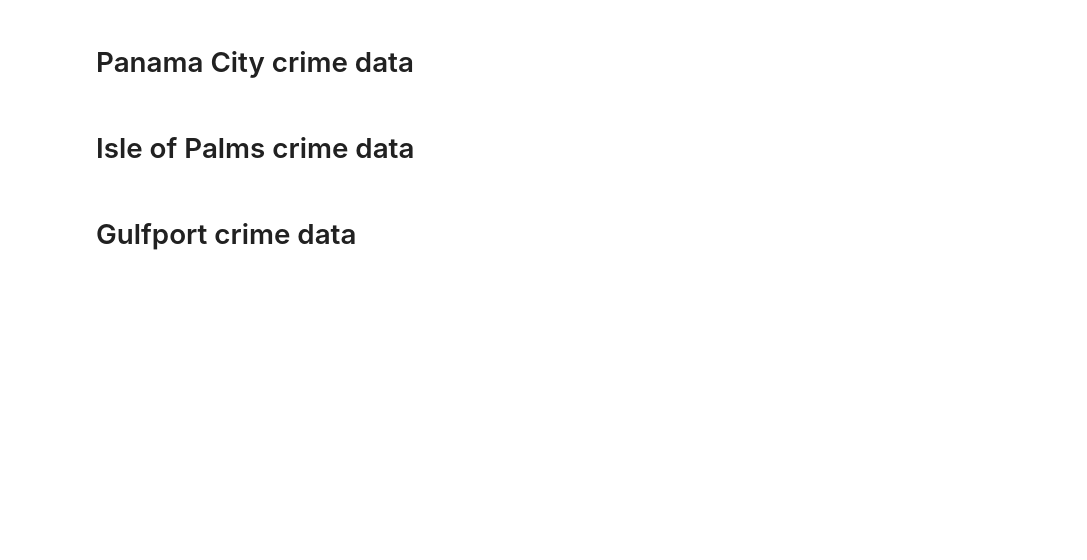
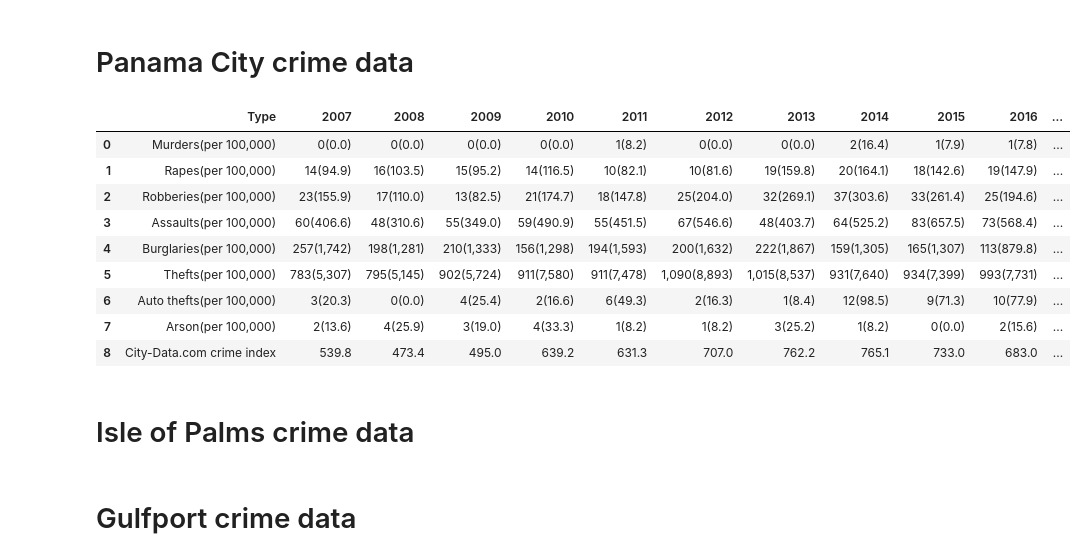
Before and after one commit to NSS-Full-Time-Data-Analytics-9/bwilhelm_capstone, a Jupyter notebook: scripts/crime_data.ipynb, the cells around one changed output. Cells and saved outputs as stored; diff of their text form; code cells hidden in the pictures; blank space fills up the shorter version.

```diff
--- a/scripts/crime_data.ipynb
+++ b/scripts/crime_data.ipynb
@@ -59,6 +59,19 @@ Crime rates in Panama City Beach by year
 # Panama City crime data
 # %%
 panama_crime = pd.read_html(str(soup.find('table', attrs={'class' : 'table tabBlue tblsort tblsticky sortable'})))[0]
+# %%
+panama_crime
+# %% [output]
+|  | Type | 2007 | 2008 | 2009 | 2010 | 2011 | 2012 | 2013 | 2014 | 2015 | 2016 | ... |
+| 0 | Murders(per 100,000) | 0(0.0) | 0(0.0) | 0(0.0) | 0(0.0) | 1(8.2) | 0(0.0) | 0(0.0) | 2(16.4) | 1(7.9) | 1(7.8) | ... |
+| 1 | Rapes(per 100,000) | 14(94.9) | 16(103.5) | 15(95.2) | 14(116.5) | 10(82.1) | 10(81.6) | 19(159.8) | 20(164.1) | 18(142.6) | 19(147.9) | ... |
+| 2 | Robberies(per 100,000) | 23(155.9) | 17(110.0) | 13(82.5) | 21(174.7) | 18(147.8) | 25(204.0) | 32(269.1) | 37(303.6) | 33(261.4) | 25(194.6) | ... |
+| 3 | Assaults(per 100,000) | 60(406.6) | 48(310.6) | 55(349.0) | 59(490.9) | 55(451.5) | 67(546.6) | 48(403.7) | 64(525.2) | 83(657.5) | 73(568.4) | ... |
+| 4 | Burglaries(per 100,000) | 257(1,742) | 198(1,281) | 210(1,333) | 156(1,298) | 194(1,593) | 200(1,632) | 222(1,867) | 159(1,305) | 165(1,307) | 113(879.8) | ... |
+| 5 | Thefts(per 100,000) | 783(5,307) | 795(5,145) | 902(5,724) | 911(7,580) | 911(7,478) | 1,090(8,893) | 1,015(8,537) | 931(7,640) | 934(7,399) | 993(7,731) | ... |
+| 6 | Auto thefts(per 100,000) | 3(20.3) | 0(0.0) | 4(25.4) | 2(16.6) | 6(49.3) | 2(16.3) | 1(8.4) | 12(98.5) | 9(71.3) | 10(77.9) | ... |
+| 7 | Arson(per 100,000) | 2(13.6) | 4(25.9) | 3(19.0) | 4(33.3) | 1(8.2) | 1(8.2) | 3(25.2) | 1(8.2) | 0(0.0) | 2(15.6) | ... |
+| 8 | City-Data.com crime index | 539.8 | 473.4 | 495.0 | 639.2 | 631.3 | 707.0 | 762.2 | 765.1 | 733.0 | 683.0 | ... |
 # %%
 panama_crime = panama_crime.T
 new_header = panama_crime.iloc[0] #grab the first row for the header
```
Also changed, not shown: 1 other file.
